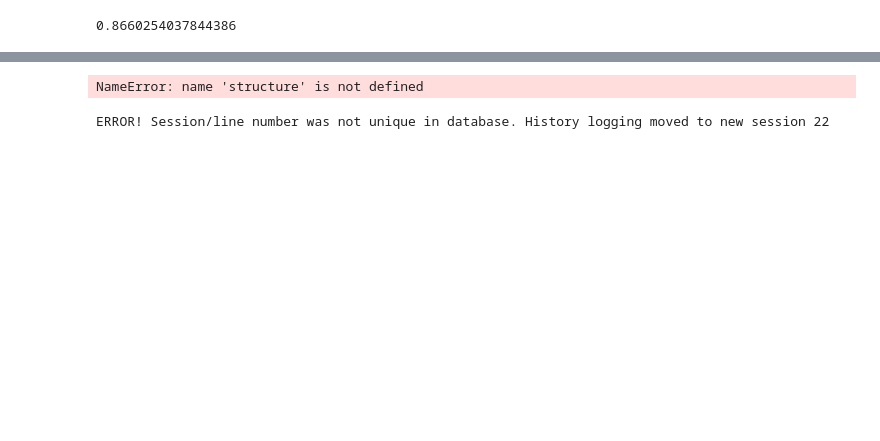
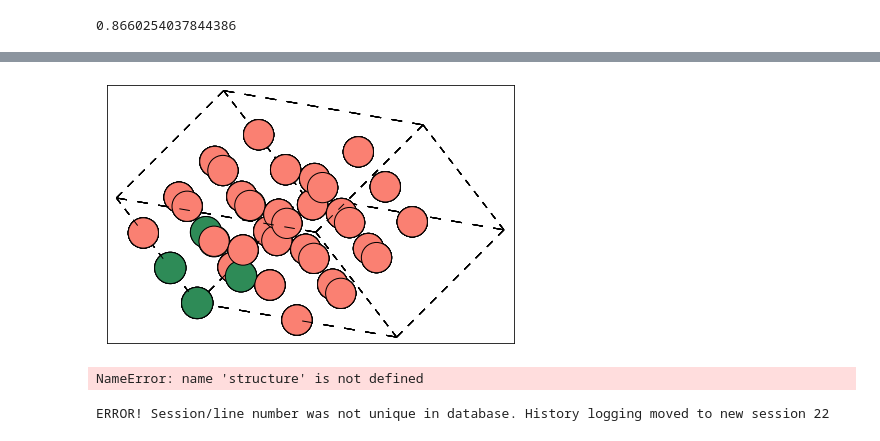
Before and after one commit to reach2sayan/CVM, a Jupyter notebook: ClusterViz.ipynb, the cells around one changed output, grey strips where cells are left out. Saved outputs shown, nothing was run; the diff lists cells and outputs as text; code cells hidden in the pictures; blank space fills up the shorter version.

```diff
--- a/ClusterViz.ipynb
+++ b/ClusterViz.ipynb
@@ -47,3 +89,24 @@ Multiplicities:  [ 1  1  1  4  8  4  3  6  3 12 24 12 24 12 12  6 24 24 12 24  6
+# %%
+from ase.visualize.plot import plot_atoms
+import matplotlib.pyplot as plt
+
+ax = plt.gca()
+plt.setp(ax, xticks=[], yticks=[])
+
+for index, clus in enumerate(cpool.get_cpool_atoms()):
+
+    colors = []
+    for index2, element in enumerate(clus.get_chemical_symbols()):
+        if index2 in cpool.get_cpool_dict()['atom_indexes'][index]:
+            colors.append(dict_colors_selected[element])
+        else:
+            colors.append(dict_colors[element])
+    ax.set_aspect('equal')
+    plot_atoms(clus, plt.gca(), radii=0.15, colors=colors,rotation=('45x,45y,45z'),show_unit_cell=2)
+    plt.tight_layout()
+    plt.savefig(f'binary-clusters-hcp-{index}.svg',dpi=300)
+# %% [output]
+[figure, added]
 # %%
 corrcal = CorrelationsCalculator("binary-linear", plat, cpool)
 # %%
```
Also changed, not shown: parts of 7 cells of this notebook, 4 other files.
